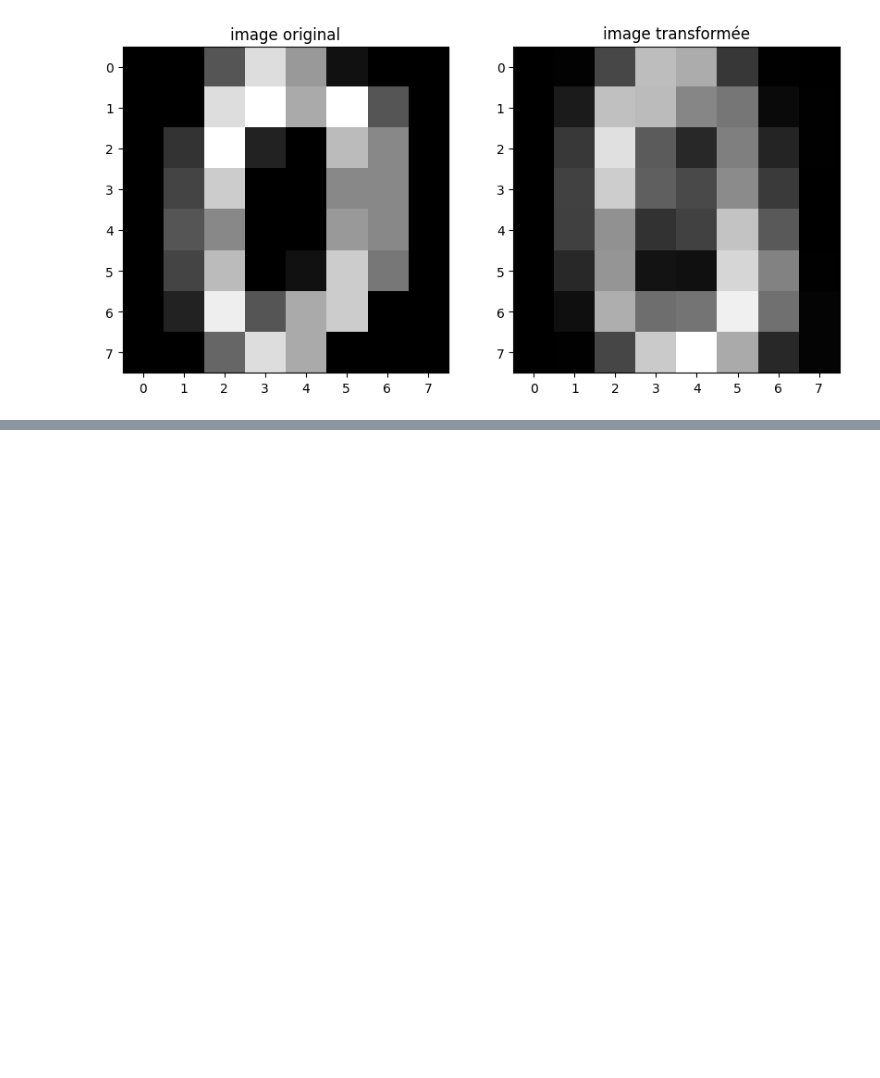
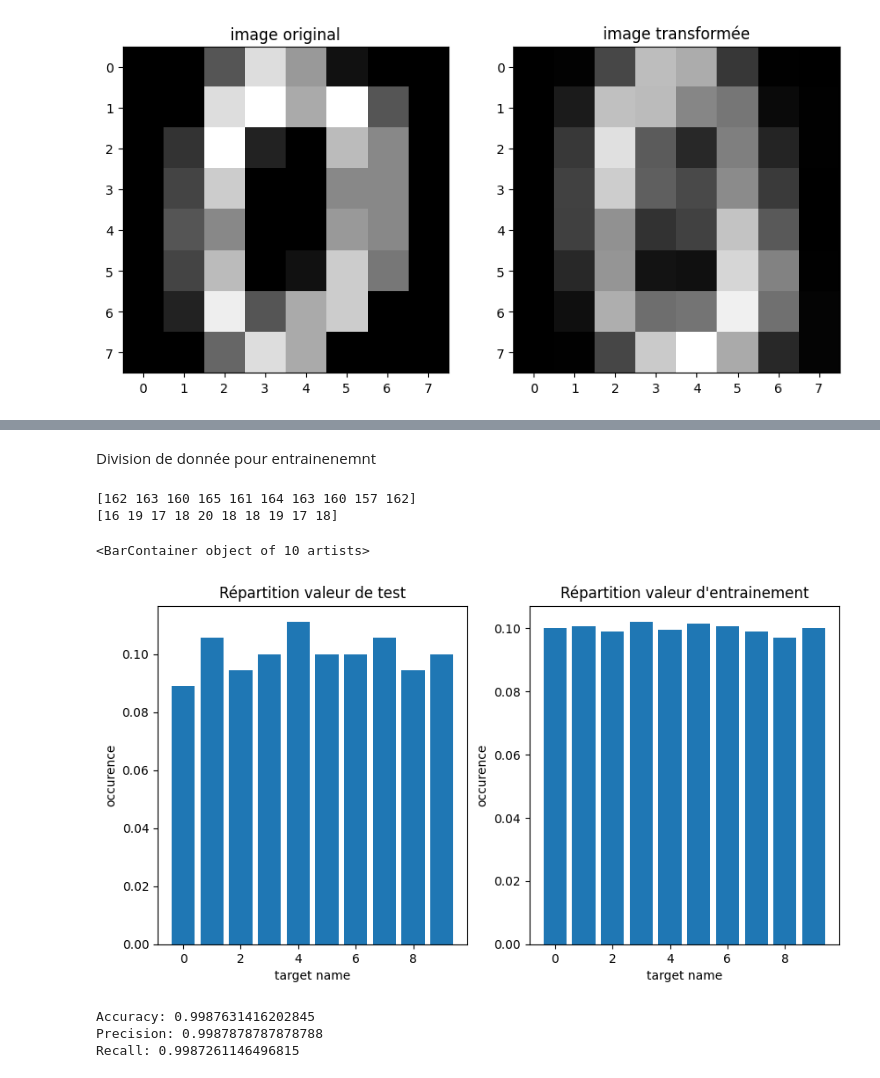
Before and after one commit to bogwee/intro_ml_2025, a Jupyter notebook: src/clovis/code3.ipynb, the cells around one changed output, grey strips where cells are left out. Saved outputs shown, nothing was run; the diff lists cells and outputs as text; code cells hidden in the pictures; blank space fills up the shorter version.

```diff
--- a/src/clovis/code3.ipynb
+++ b/src/clovis/code3.ipynb
@@ -172,0 +265,59 @@ plt.show()
+# %% [markdown]
+Division de donnée pour entrainenemnt
+# %%
+taille_tot = len(digits.data)
+pourcentage_test = np.int64(np.floor(0.9*taille_tot))
+digits_entrainement = digits.data[0:pourcentage_test]
+digits_test = digits.data[pourcentage_test:taille_tot]
+target = digits.target
+repartition_targ_entr = np.bincount(target[0:pourcentage_test],minlength=10)
+repartition_targ_test = np.bincount(target[pourcentage_test:taille_tot],minlength=10)
+print(repartition_targ_entr)
+print(repartition_targ_test)
+plt.figure(figsize=(10, 5))
+plt.subplot(1,2,1)
+plt.title("Répartition valeur de test")
+plt.xlabel("target name")
+plt.ylabel("occurence")
+plt.bar(digits.target_names,repartition_targ_test/np.sum(repartition_targ_test), )
+plt.subplot(1,2,2)
+plt.title("Répartition valeur d'entrainement")
+plt.xlabel("target name")
+plt.ylabel("occurence")
+plt.bar(digits.target_names,repartition_targ_entr/np.sum(repartition_targ_entr))
+# %% [output]
+[162 163 160 165 161 164 163 160 157 162]
+[16 19 17 18 20 18 18 19 17 18]
+<BarContainer object of 10 artists>
+[figure, added]
+# %%
+from sklearn.pipeline import Pipeline
+from sklearn.preprocessing import StandardScaler
+from sklearn.linear_model import LogisticRegression
+from sklearn.model_selection import train_test_split
+from sklearn.svm import SVC
+from sklearn.metrics import accuracy_score, classification_report,recall_score,precision_score
+
+def optim_dim(digits):
+    pca = PCA(n_components=len(digits[0]))
+    pca.fit(digits)
+    explained_variance = np.cumsum(pca.explained_variance_ratio_)
+    return len(digits[0])-len(explained_variance[explained_variance>=0.95])
+optim_pca = optim_dim(X)
+
+
+pipeline = Pipeline([
+    ('scaler', StandardScaler()),  # Normalisation des données
+    ('pca', PCA(n_components=optim_pca)),  # Réduction de dimension avec PCA
+    ('classifier', SVC(kernel='linear'))  # Modèle de régression logistique
+])
+pipeline.fit(digits_entrainement,target[0:pourcentage_test])
+y_pred = pipeline.predict(digits_entrainement)
+print("Accuracy:",accuracy_score(target[0:pourcentage_test], y_pred))
+
+print("Precision:", precision_score(target[0:pourcentage_test], y_pred, average="macro"))
+print("Recall:", recall_score(target[0:pourcentage_test], y_pred, average="macro"))
+# %% [output]
+Accuracy: 0.9987631416202845
+Precision: 0.9987878787878788
+Recall: 0.9987261146496815
```
Also changed, not shown: parts of 11 cells of this notebook.
